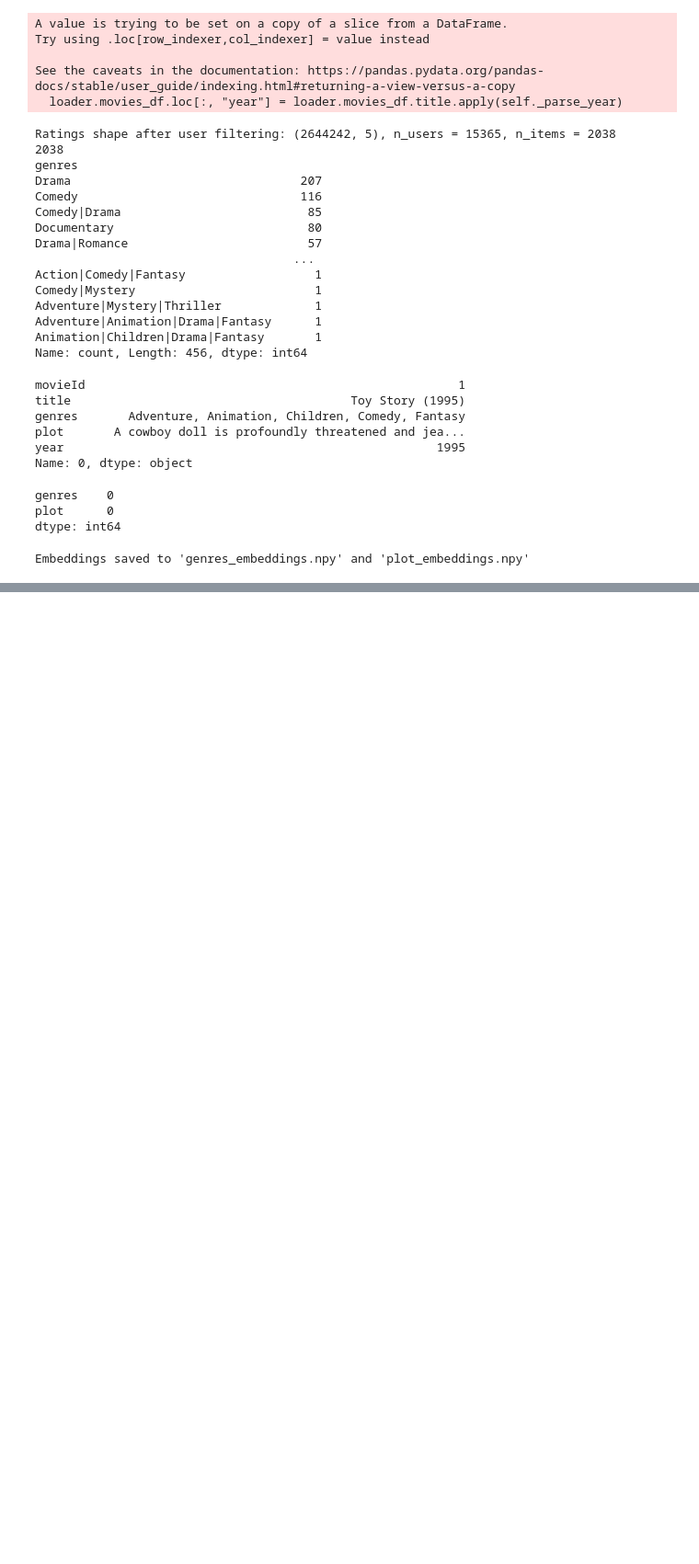
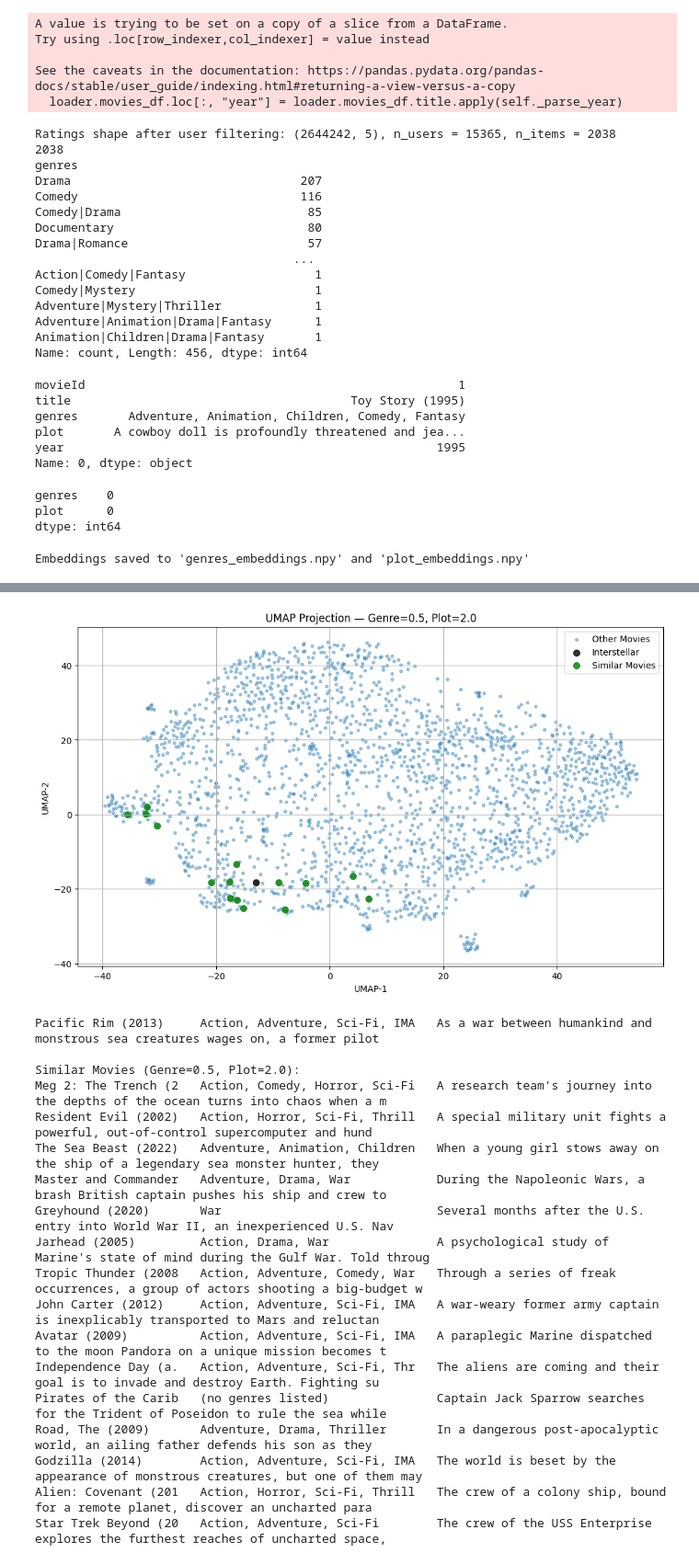
Before and after one commit to RichardFedak/llm-diversity, a Jupyter notebook: experiment/EasyStudy/server/static/datasets/ml-latest/explore.ipynb, the cells around one changed output, grey strips where cells are left out. Shown at 92% size. Drawn from its saved outputs; the diff is of its cells as text; code cells hidden in the pictures; blank space fills up the shorter version.

```diff
--- a/experiment/EasyStudy/server/static/datasets/ml-latest/explore.ipynb
+++ b/experiment/EasyStudy/server/static/datasets/ml-latest/explore.ipynb
@@ -275,0 +341,64 @@ Planet of the Apes (2001)
+# %%
+weight_combinations = [
+    (0.5, 2.0),
+    (1.0, 1.0),
+    (2.0, 0.5)
+]
+
+for genre_weight, plot_weight in weight_combinations:
+    final_embeddings = genre_weight * genres_embeddings + plot_weight * plot_embeddings
+    coords_2d = umap_genres.fit_transform(final_embeddings)
+
+    index = filtered_movies[filtered_movies['title'] == "Pacific Rim (2013)"].index[0] # Interstellar (2014)
+    selected_movie_embedding = final_embeddings[index]
+
+    distances = cosine_distances([selected_movie_embedding], final_embeddings).flatten()
+    nearest_indices = np.argsort(distances)[1:16]
+
+    # Plot
+    plt.figure(figsize=(12, 7))
+    plt.scatter(coords_2d[:, 0], coords_2d[:, 1], s=10, alpha=0.4, label="Other Movies")
+    plt.scatter(coords_2d[index, 0], coords_2d[index, 1], s=50, color="black", alpha=0.8, label="Interstellar")
+    plt.scatter(coords_2d[nearest_indices, 0], coords_2d[nearest_indices, 1], s=50, color="green", alpha=0.8, label="Similar Movies")
+
+    plt.title(f"UMAP Projection — Genre={genre_weight}, Plot={plot_weight}")
+    plt.xlabel("UMAP-1")
+    plt.ylabel("UMAP-2")
+    plt.legend()
+    plt.grid(True)
+    plt.show()
+
+    selected_movie = filtered_movies.iloc[index]
+    title = selected_movie["title"][:20]
+    genres = selected_movie["genres"][:30]
+    plot = selected_movie["plot"][:80]
+    print(f"{title:<22} {genres:<32} {plot}")
+
+    print(f"\nSimilar Movies (Genre={genre_weight}, Plot={plot_weight}):")
+    for idx in nearest_indices:
+        movie = filtered_movies.iloc[idx]
+        title = movie["title"][:20]
+        genres = movie["genres"][:30]
+        plot = movie["plot"][:80]
+
+        print(f"{title:<22} {genres:<32} {plot}")
+# %% [output]
+[figure, added]
+Pacific Rim (2013)     Action, Adventure, Sci-Fi, IMA   As a war between humankind and monstrous sea creatures wages on, a former pilot
+
+Similar Movies (Genre=0.5, Plot=2.0):
+Meg 2: The Trench (2   Action, Comedy, Horror, Sci-Fi   A research team's journey into the depths of the ocean turns into chaos when a m
+Resident Evil (2002)   Action, Horror, Sci-Fi, Thrill   A special military unit fights a powerful, out-of-control supercomputer and hund
+The Sea Beast (2022)   Adventure, Animation, Children   When a young girl stows away on the ship of a legendary sea monster hunter, they
+Master and Commander   Adventure, Drama, War            During the Napoleonic Wars, a brash British captain pushes his ship and crew to
+Greyhound (2020)       War                              Several months after the U.S. entry into World War II, an inexperienced U.S. Nav
+Jarhead (2005)         Action, Drama, War               A psychological study of Marine's state of mind during the Gulf War. Told throug
+Tropic Thunder (2008   Action, Adventure, Comedy, War   Through a series of freak occurrences, a group of actors shooting a big-budget w
+John Carter (2012)     Action, Adventure, Sci-Fi, IMA   A war-weary former army captain is inexplicably transported to Mars and reluctan
+Avatar (2009)          Action, Adventure, Sci-Fi, IMA   A paraplegic Marine dispatched to the moon Pandora on a unique mission becomes t
+Independence Day (a.   Action, Adventure, Sci-Fi, Thr   The aliens are coming and their goal is to invade and destroy Earth. Fighting su
+Pirates of the Carib   (no genres listed)               Captain Jack Sparrow searches for the Trident of Poseidon to rule the sea while
+Road, The (2009)       Adventure, Drama, Thriller       In a dangerous post-apocalyptic world, an ailing father defends his son as they
+Godzilla (2014)        Action, Adventure, Sci-Fi, IMA   The world is beset by the appearance of monstrous creatures, but one of them may
+Alien: Covenant (201   Action, Horror, Sci-Fi, Thrill   The crew of a colony ship, bound for a remote planet, discover an uncharted para
+Star Trek Beyond (20   Action, Adventure, Sci-Fi        The crew of the USS Enterprise explores the furthest reaches of uncharted space,
```
Also changed, not shown: parts of 6 cells of this notebook.
